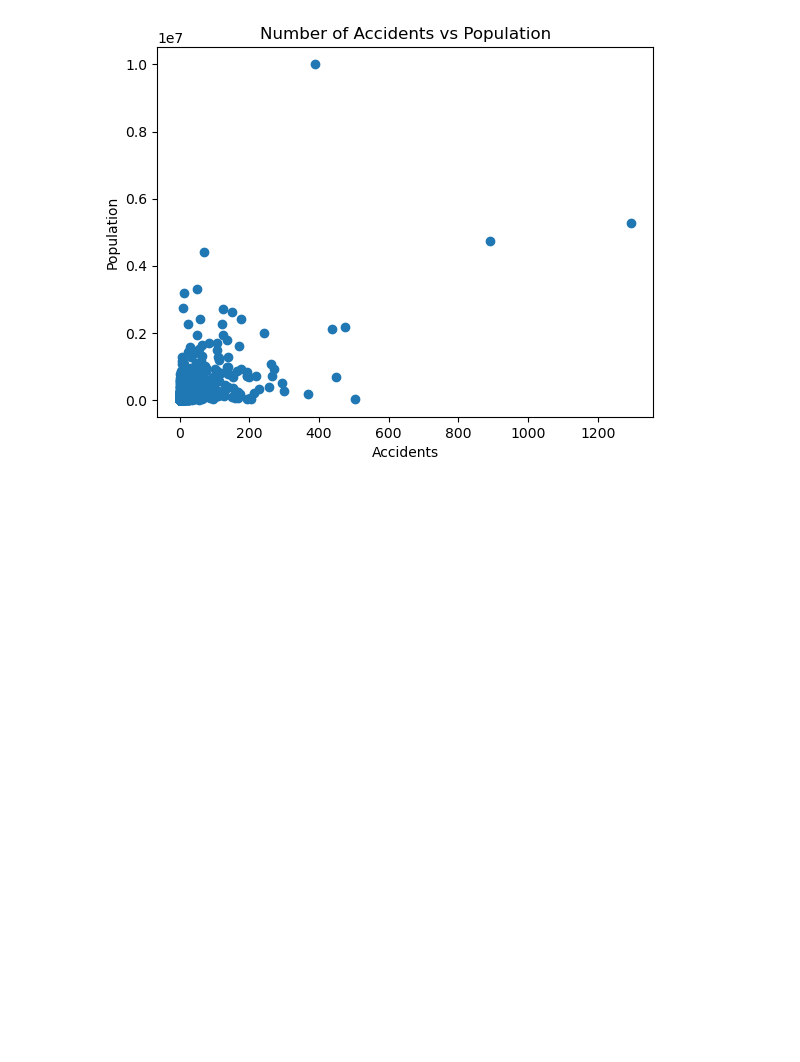
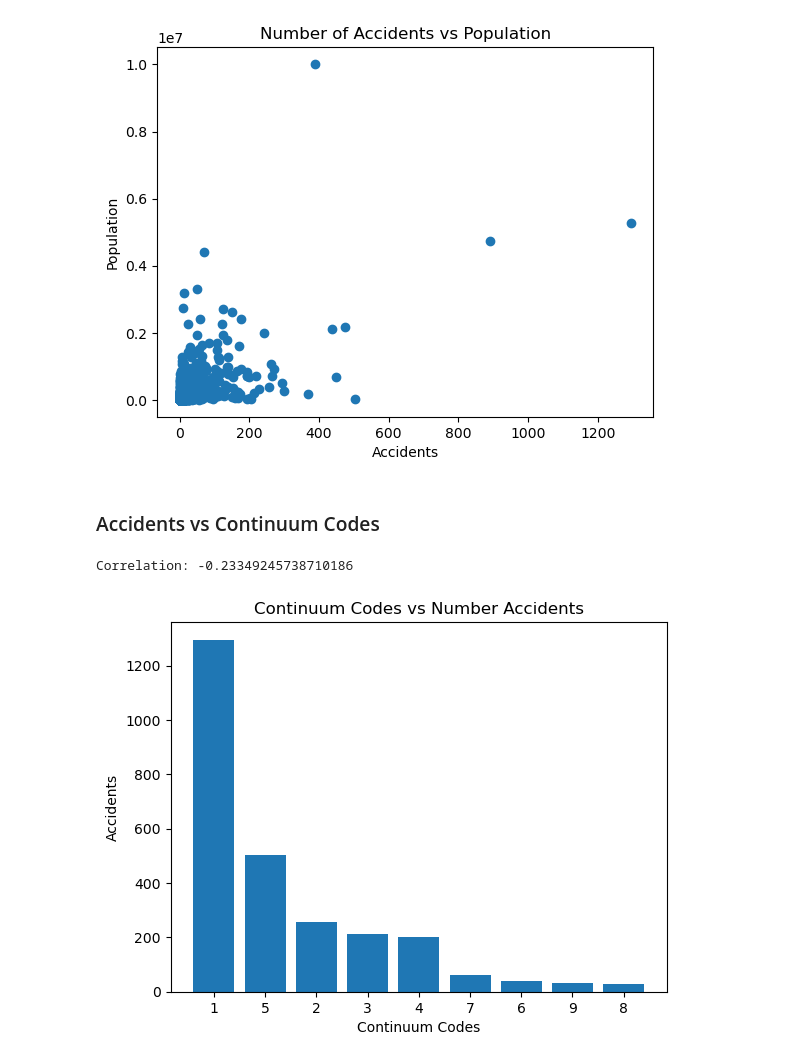
Before and after one commit to TimothyHHMai/rail-risk-census-analysis-521, a Jupyter notebook: risk-census.ipynb, the cells around one changed output. Saved outputs shown, nothing was run; the diff lists cells and outputs as text; code cells hidden in the pictures; blank space fills up the shorter version.

Commit message:
added Continuum codes
- minimal analysis

```diff
--- a/risk-census.ipynb
+++ b/risk-census.ipynb
@@ -188,12 +228,8 @@ df_population["FIPS"] = df_population["FIPS"].astype(str).str.zfill(5)
 # %%
-df_population["pop_bool"] = df_population.groupby("FIPS").cumcount() == 0
-population_value = df_population[df_population["pop_bool"]].copy()
-population_value = population_value[["FIPS", "Value"]]
-
 df = df_accident.merge(
-    population_value,
+    df_pop_code,
     on="FIPS",
     how="left"
 )
-print(df[["State Code", "County Code", "FIPS", "Value"]].head())
+print(df[["State Code", "County Code", "FIPS", "Value", "Code"]].head())
 # %% [output]
@@ -207,0 +248,3 @@ print(df[["State Code", "County Code", "FIPS", "Value"]].head())
+# %%
+df = df.dropna(subset=["Code"])
+print(df["Code"].isnull().sum())
@@ -231,5 +276,5 @@ df_accident_count.rename(columns={"index":"FIPS"}, inplace=True)
 population_value = df.drop_duplicates(subset="FIPS").set_index("FIPS")["Value"]
 df_accident_count["Population"] = df_accident_count["FIPS"].map(population_value)
 
-x = df_accident_count["Accidents"]
-y = df_accident_count["Population"]
+code_value = df.drop_duplicates(subset="FIPS").set_index("FIPS")["Code"]
+df_accident_count["Code"] = df_accident_count["FIPS"].map(code_value)
@@ -266,3 +316,21 @@ plt.ylabel("Population")
 plt.show()
 # %% [output]
 [figure]
+# %% [markdown]
+### Accidents vs Continuum Codes
+# %%
+x = df_accident_count["Accidents"]
+y = df_accident_count["Code"]
+# %%
+correlation = x.corr(y)
+print("Correlation:", correlation)
+# %% [output]
+Correlation: -0.23349245738710186
+# %%
+plt.bar(y,x)
+plt.title("Continuum Codes vs Number Accidents")
+plt.xlabel("Continuum Codes")
+plt.ylabel("Accidents")
+plt.show()
+# %% [output]
+[figure, added]
```
Also changed, not shown: parts of 13 cells of this notebook.
